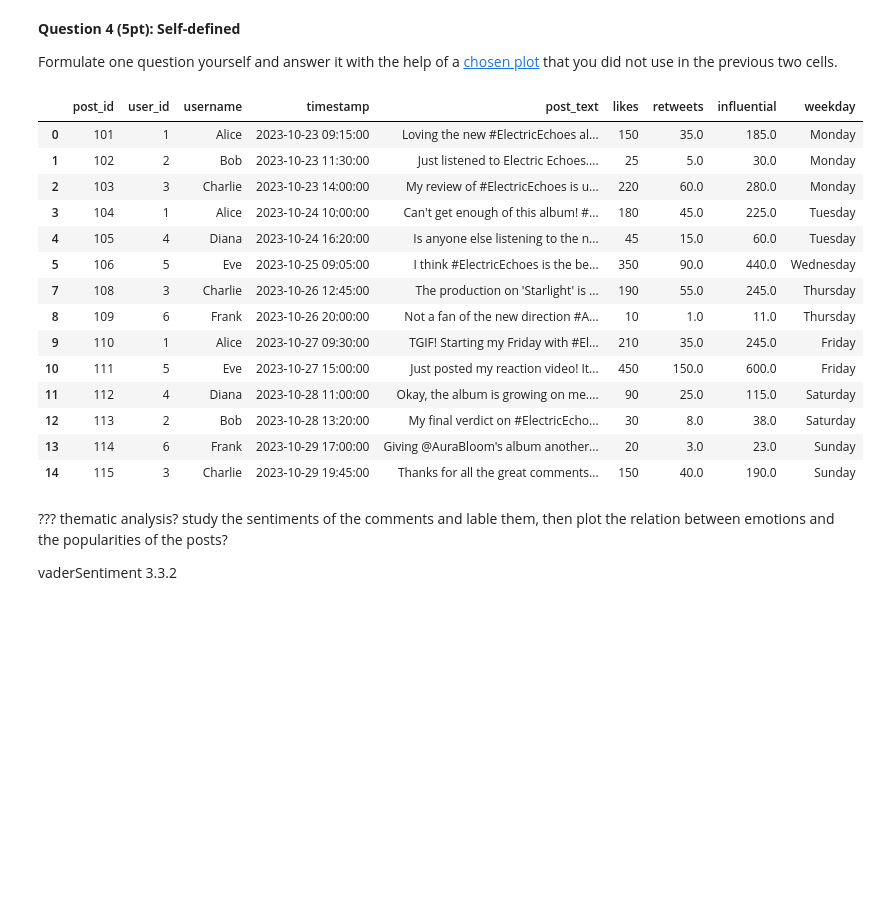
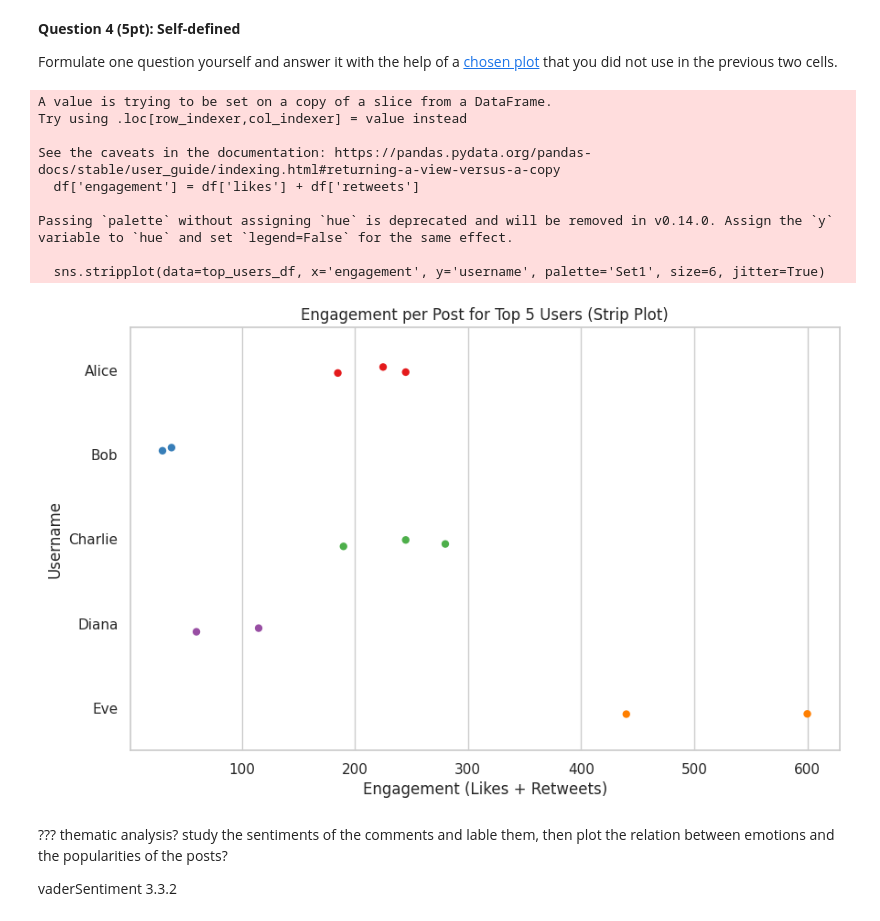
Before and after one commit to onni-Q/individual-miniproject, a Jupyter notebook: Individual_Miniproject.ipynb, the cells around one changed output. Drawn from its saved outputs; the diff is of its cells as text; code cells hidden in the pictures; blank space fills up the shorter version.

```diff
--- a/Individual_Miniproject.ipynb
+++ b/Individual_Miniproject.ipynb
@@ -551,24 +559,37 @@ Of all the engaged-with posts based on their likes and retweets, one post by Ali
 **Question 4 (5pt): Self-defined**
 
 Formulate one question yourself and answer it with the help of a [chosen plot](https://matplotlib.org/stable/plot_types/index.html) that you did not use in the previous two cells.
-# %%
-df
-# %% [output]
-|  | post_id | user_id | username | timestamp | post_text | likes | retweets | influential | weekday |
-| 0 | 101 | 1 | Alice | 2023-10-23 09:15:00 | Loving the new #ElectricEchoes al... | 150 | 35.0 | 185.0 | Monday |
-| 1 | 102 | 2 | Bob | 2023-10-23 11:30:00 | Just listened to Electric Echoes.... | 25 | 5.0 | 30.0 | Monday |
-| 2 | 103 | 3 | Charlie | 2023-10-23 14:00:00 | My review of #ElectricEchoes is u... | 220 | 60.0 | 280.0 | Monday |
-| 3 | 104 | 1 | Alice | 2023-10-24 10:00:00 | Can't get enough of this album! #... | 180 | 45.0 | 225.0 | Tuesday |
-| 4 | 105 | 4 | Diana | 2023-10-24 16:20:00 | Is anyone else listening to the n... | 45 | 15.0 | 60.0 | Tuesday |
-| 5 | 106 | 5 | Eve | 2023-10-25 09:05:00 | I think #ElectricEchoes is the be... | 350 | 90.0 | 440.0 | Wednesday |
-| 7 | 108 | 3 | Charlie | 2023-10-26 12:45:00 | The production on 'Starlight' is ... | 190 | 55.0 | 245.0 | Thursday |
-| 8 | 109 | 6 | Frank | 2023-10-26 20:00:00 | Not a fan of the new direction #A... | 10 | 1.0 | 11.0 | Thursday |
-| 9 | 110 | 1 | Alice | 2023-10-27 09:30:00 | TGIF! Starting my Friday with #El... | 210 | 35.0 | 245.0 | Friday |
-| 10 | 111 | 5 | Eve | 2023-10-27 15:00:00 | Just posted my reaction video! It... | 450 | 150.0 | 600.0 | Friday |
-| 11 | 112 | 4 | Diana | 2023-10-28 11:00:00 | Okay, the album is growing on me.... | 90 | 25.0 | 115.0 | Saturday |
-| 12 | 113 | 2 | Bob | 2023-10-28 13:20:00 | My final verdict on #ElectricEcho... | 30 | 8.0 | 38.0 | Saturday |
-| 13 | 114 | 6 | Frank | 2023-10-29 17:00:00 | Giving @AuraBloom's album another... | 20 | 3.0 | 23.0 | Sunday |
-| 14 | 115 | 3 | Charlie | 2023-10-29 19:45:00 | Thanks for all the great comments... | 150 | 40.0 | 190.0 | Sunday |
+# %%
+# Step 1: Compute engagement metric
+df['engagement'] = df['likes'] + df['retweets']
+
+# Step 2: Aggregate total engagement by user
+user_engagement = df.groupby(['user_id', 'username'])['engagement'].sum().reset_index()
+user_engagement = user_engagement.sort_values(by='engagement', ascending=False)
+
+# Step 3: Select top 5 users
+top5_users = user_engagement.head(5)['user_id']
+
+# Step 4: Filter the original dataframe for top 5 users
+top_users_df = df[df['user_id'].isin(top5_users)]
+
+plt.figure(figsize=(10,6))
+sns.stripplot(data=top_users_df, x='engagement', y='username', palette='Set1', size=6, jitter=True)
+plt.title('Engagement per Post for Top 5 Users (Strip Plot)')
+plt.xlabel('Engagement (Likes + Retweets)')
+plt.ylabel('Username')
+plt.show()
+# %% [output]
+A value is trying to be set on a copy of a slice from a DataFrame.
+Try using .loc[row_indexer,col_indexer] = value instead
+
+See the caveats in the documentation: https://pandas.pydata.org/pandas-docs/stable/user_guide/indexing.html#returning-a-view-versus-a-copy
+  df['engagement'] = df['likes'] + df['retweets']
+
+Passing `palette` without assigning `hue` is deprecated and will be removed in v0.14.0. Assign the `y` variable to `hue` and set `legend=False` for the same effect.
+
+  sns.stripplot(data=top_users_df, x='engagement', y='username', palette='Set1', size=6, jitter=True)
+[figure, added]
 # %% [markdown]
 ??? thematic analysis? study the sentiments of the comments and lable them, then plot the relation between emotions and the popularities of the posts?
 
```
Also changed, not shown: parts of 10 cells of this notebook.
